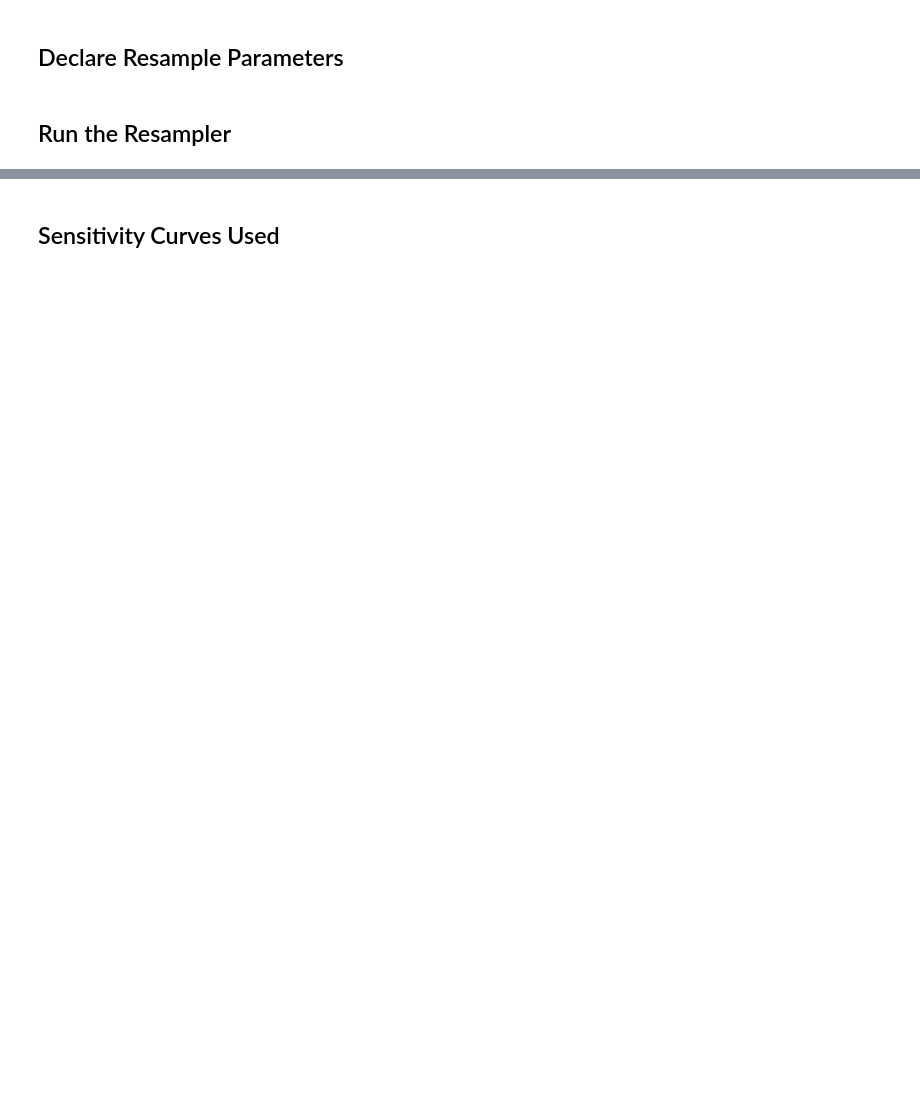
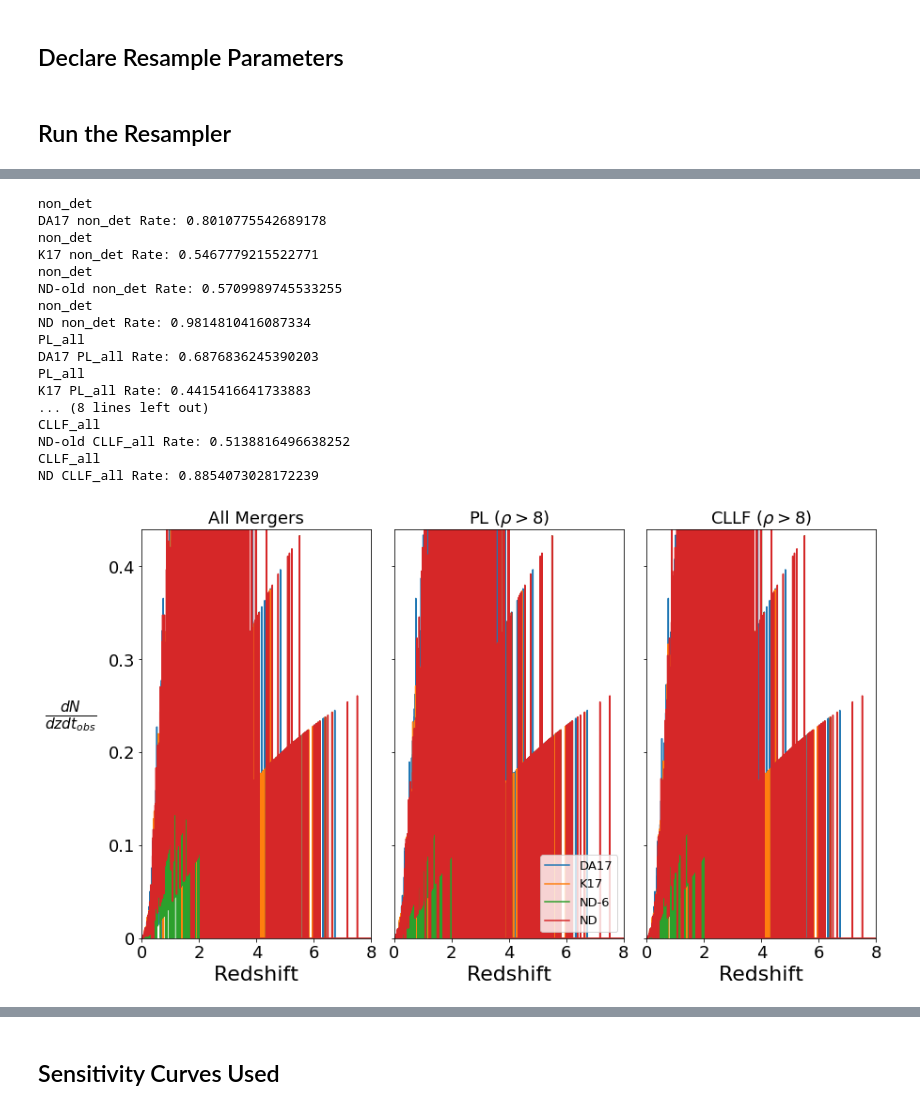
Before and after one commit to mikekatz04/Illustris_LISA_paper, a Jupyter notebook: code/paper_plots.ipynb, the cells around one changed output, grey strips where cells are left out. Drawn from its saved outputs; the diff is of its cells as text; code cells hidden in the pictures; blank space fills up the shorter version.

```diff
--- a/code/paper_plots.ipynb
+++ b/code/paper_plots.ipynb
@@ -1,20 +1,24 @@
 # %%
 import matplotlib.pyplot as plt
 import matplotlib
-import seaborn as sns
 import pandas as pd
 import numpy as np
 from collections import OrderedDict
 %matplotlib inline
-from astropy.cosmology import Planck15 as cosmo
+from astropy.cosmology import FlatLambdaCDM
+
+cosmo = FlatLambdaCDM(H0=70.4, Om0=0.2726, Ob0=0.0456)
 
 #local imports
 from detection_rate_main import detection_rate_main, z_at
 from utils.mergerrate import MergerRate
 from utils.mbhbinaries import  mass_ratio_func
 from utils.evolveFDFA import EvolveFDFA
-from utils.basicmergers import MagicMergers, ConstantTime, MagicMergersOrigExtract
-from utils.evolve_lzk.evolve_lzk import EvolveLZK
+from utils.basicmergers import NoDelay, ConstantTime, NoDelayOrigExtract
+
+import sys
+sys.path.append('utils/evolve_lzk/zcode/')
+from utils.evolve_lzk.evolveLZK import EvolveLZK
 
 from gwsnrcalc.utils.waveforms import PhenomDWaveforms
 from gwsnrcalc.gw_snr_calculator import snr
@@ -23,3 +27,4 @@ import scipy.constants as ct
 from scipy import stats
 Msun=1.989e30
 import pdb
+import os
@@ -221,13 +295,37 @@ ax = snr_hist(evolve_out, labels, ax)
 # %%
-labels = ['FDFA','Constant', 'OE (Magic)']
-fig, ax = plt.subplots(1,3)
-plt.subplots_adjust(wspace=0.5)
-fig.set_size_inches(12,8)
+labels = ['DA17','K17', 'ND-old', 'ND']
+fig, ax = plt.subplots(1,3, sharey=True)
+plt.subplots_adjust(wspace=0.1)
+fig.set_size_inches(14,8)
 ax = ax.ravel()
-for i, func in enumerate([merger_integrand, detection_hist, snr_hist]):
+
+for i, (key, title) in enumerate([['non_det', 'All Mergers'], ['PL_all', r'PL ($\rho>8$)'], ['CLLF_all', r'CLLF ($\rho>8$)']]):
     if i == 1:
         legend = True
     else:
         legend = False
-    ax[i] = func(evolve_out, labels, ax[i], legend=legend)
-fig.savefig('figures/detection_results.png', dpi=200)
+    ax[i] = merger_integrand(evolve_out_base, labels, ax[i], key, label_fontsize=22, tick_fontsize=18, legend=legend)
+    ax[i].set_ylim(0.0, 0.44)
+    if i > 0:
+        ax[i].set_ylabel('')
+    ax[i].set_title(title, fontsize=18)
+fig.savefig('figures/detection_results.pdf', dpi=200)
+# %% [output]
+non_det
+DA17 non_det Rate: 0.8010775542689178
+non_det
+K17 non_det Rate: 0.5467779215522771
+non_det
+ND-old non_det Rate: 0.5709989745533255
+non_det
+ND non_det Rate: 0.9814810416087334
+PL_all
+DA17 PL_all Rate: 0.6876836245390203
+PL_all
+K17 PL_all Rate: 0.4415416641733883
+... (8 lines left out)
+CLLF_all
+ND-old CLLF_all Rate: 0.5138816496638252
+CLLF_all
+ND CLLF_all Rate: 0.8854073028172239
+[figure, added]
```
Also changed, not shown: parts of 38 cells of this notebook, 7 other files.
